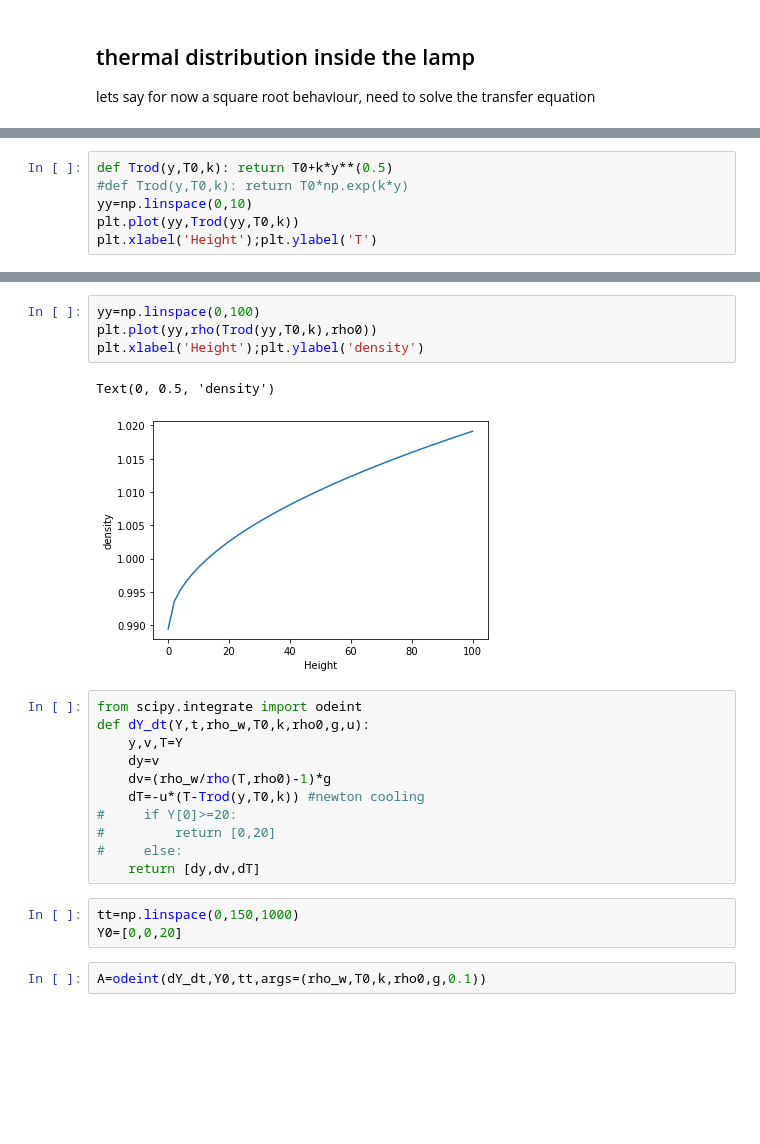
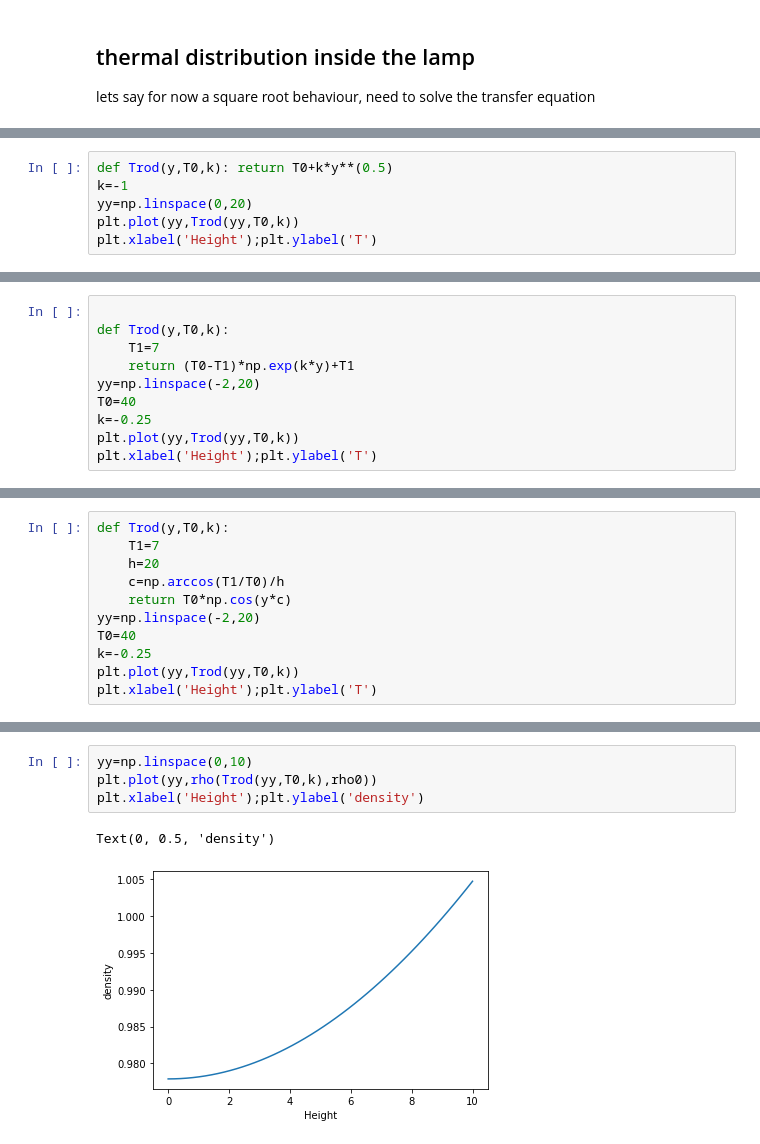
Before and after one commit to Mixpap/lavalamp_simulation, a Jupyter notebook: lavalamp.ipynb, the cells around one changed output, grey strips where cells are left out. Saved outputs shown, nothing was run; the diff lists cells and outputs as text; blank space fills up the shorter version.

```diff
--- a/lavalamp.ipynb
+++ b/lavalamp.ipynb
@@ -45,7 +54,7 @@ lets say for now a square root behaviour, need to solve the transfer equation
 # %%
 def Trod(y,T0,k): return T0+k*y**(0.5)
-#def Trod(y,T0,k): return T0*np.exp(k*y)
-yy=np.linspace(0,10)
+k=-1
+yy=np.linspace(0,20)
 plt.plot(yy,Trod(yy,T0,k))
 plt.xlabel('Height');plt.ylabel('T')
 # %% [output]
@@ -53,0 +63,10 @@ Text(0, 0.5, 'T')
+# %%
+
+def Trod(y,T0,k):
+    T1=7
+    return (T0-T1)*np.exp(k*y)+T1
+yy=np.linspace(-2,20)
+T0=40
+k=-0.25
+plt.plot(yy,Trod(yy,T0,k))
+plt.xlabel('Height');plt.ylabel('T')
@@ -53,0 +95,11 @@ Text(0, 0.5, 'T')
+# %%
+def Trod(y,T0,k):
+    T1=7
+    h=20
+    c=np.arccos(T1/T0)/h
+    return T0*np.cos(y*c)
+yy=np.linspace(-2,20)
+T0=40
+k=-0.25
+plt.plot(yy,Trod(yy,T0,k))
+plt.xlabel('Height');plt.ylabel('T')
@@ -54,23 +109,7 @@ Text(0, 0.5, 'T')
 # %%
-yy=np.linspace(0,100)
+yy=np.linspace(0,10)
 plt.plot(yy,rho(Trod(yy,T0,k),rho0))
 plt.xlabel('Height');plt.ylabel('density')
 # %% [output]
 Text(0, 0.5, 'density')
-[figure, old version]
+[figure, new version]
-# %%
-from scipy.integrate import odeint
-def dY_dt(Y,t,rho_w,T0,k,rho0,g,u):
-    y,v,T=Y
-    dy=v
-    dv=(rho_w/rho(T,rho0)-1)*g
-    dT=-u*(T-Trod(y,T0,k)) #newton cooling
-#     if Y[0]>=20:
-#         return [0,20]
-#     else:
-    return [dy,dv,dT]
-# %%
-tt=np.linspace(0,150,1000)
-Y0=[0,0,20]
-# %%
-A=odeint(dY_dt,Y0,tt,args=(rho_w,T0,k,rho0,g,0.1))
```
Also changed, not shown: parts of 17 cells of this notebook.
